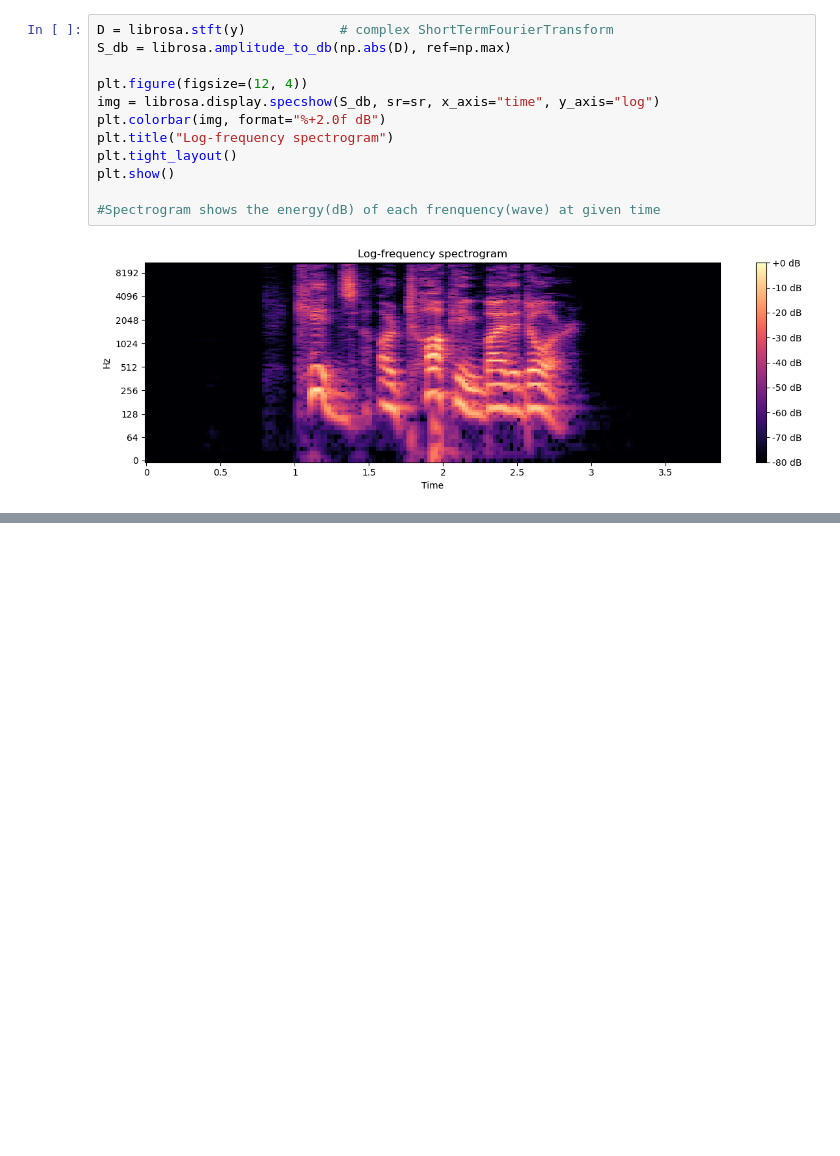
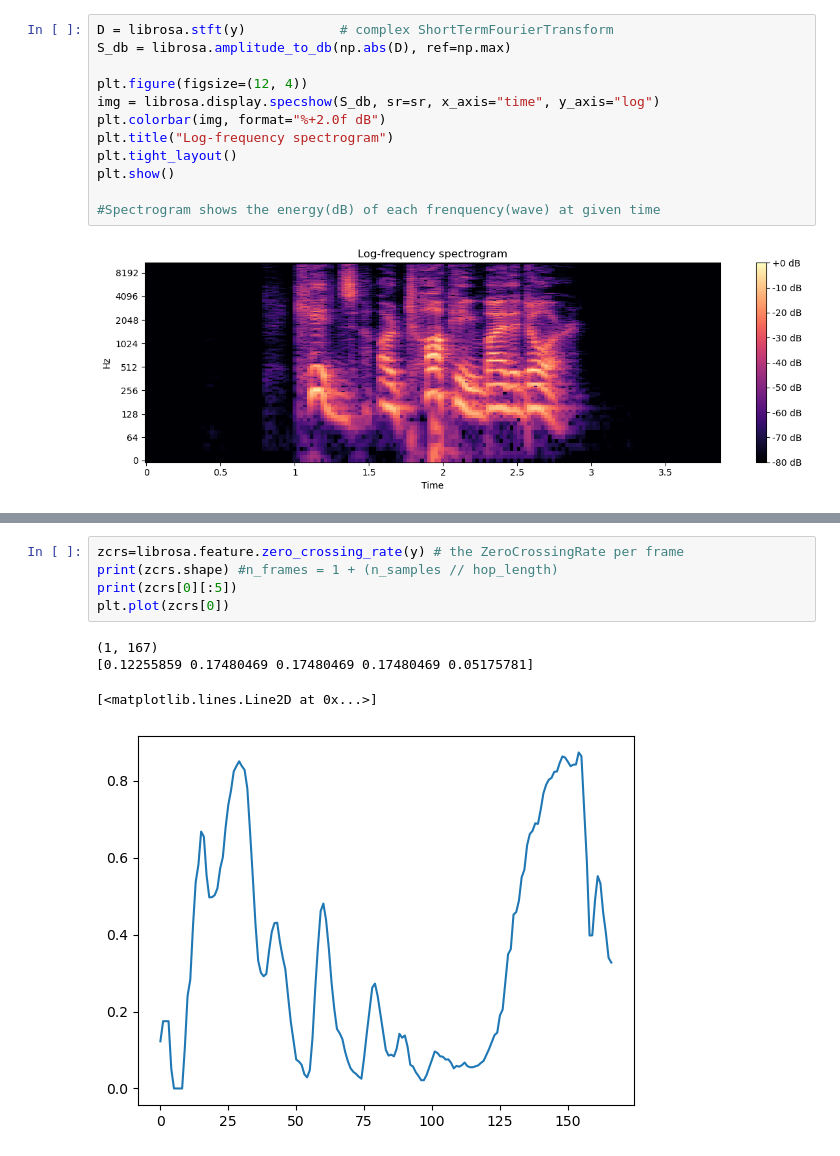
Before and after one commit to ethan27625/Group-1---Capstone, a Jupyter notebook: Notebooks/Librosa.ipynb, the cells around one changed output, grey strips where cells are left out. Drawn from its saved outputs; the diff is of its cells as text; blank space fills up the shorter version.

```diff
--- a/Notebooks/Librosa.ipynb
+++ b/Notebooks/Librosa.ipynb
@@ -160,0 +144,10 @@ See the librosa docs for more: https://librosa.org/doc/latest/index.html
+# %%
+zcrs=librosa.feature.zero_crossing_rate(y) # the ZeroCrossingRate per frame
+print(zcrs.shape) #n_frames = 1 + (n_samples // hop_length)
+print(zcrs[0][:5])
+plt.plot(zcrs[0])
+# %% [output]
+(1, 167)
+[0.12255859 0.17480469 0.17480469 0.17480469 0.05175781]
+[<matplotlib.lines.Line2D at 0x...>]
+[figure, added]
```
Also changed, not shown: parts of 22 cells of this notebook.
